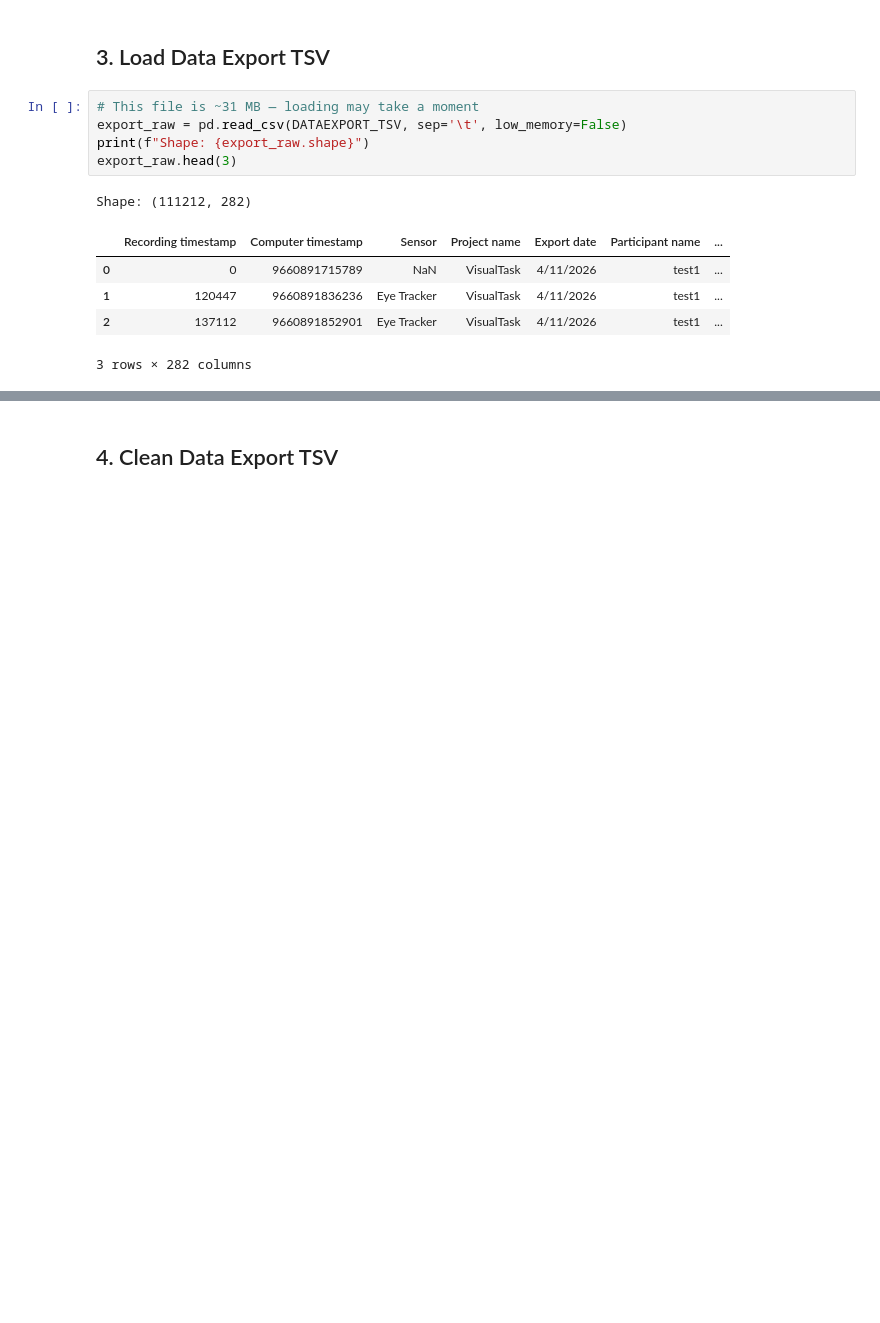
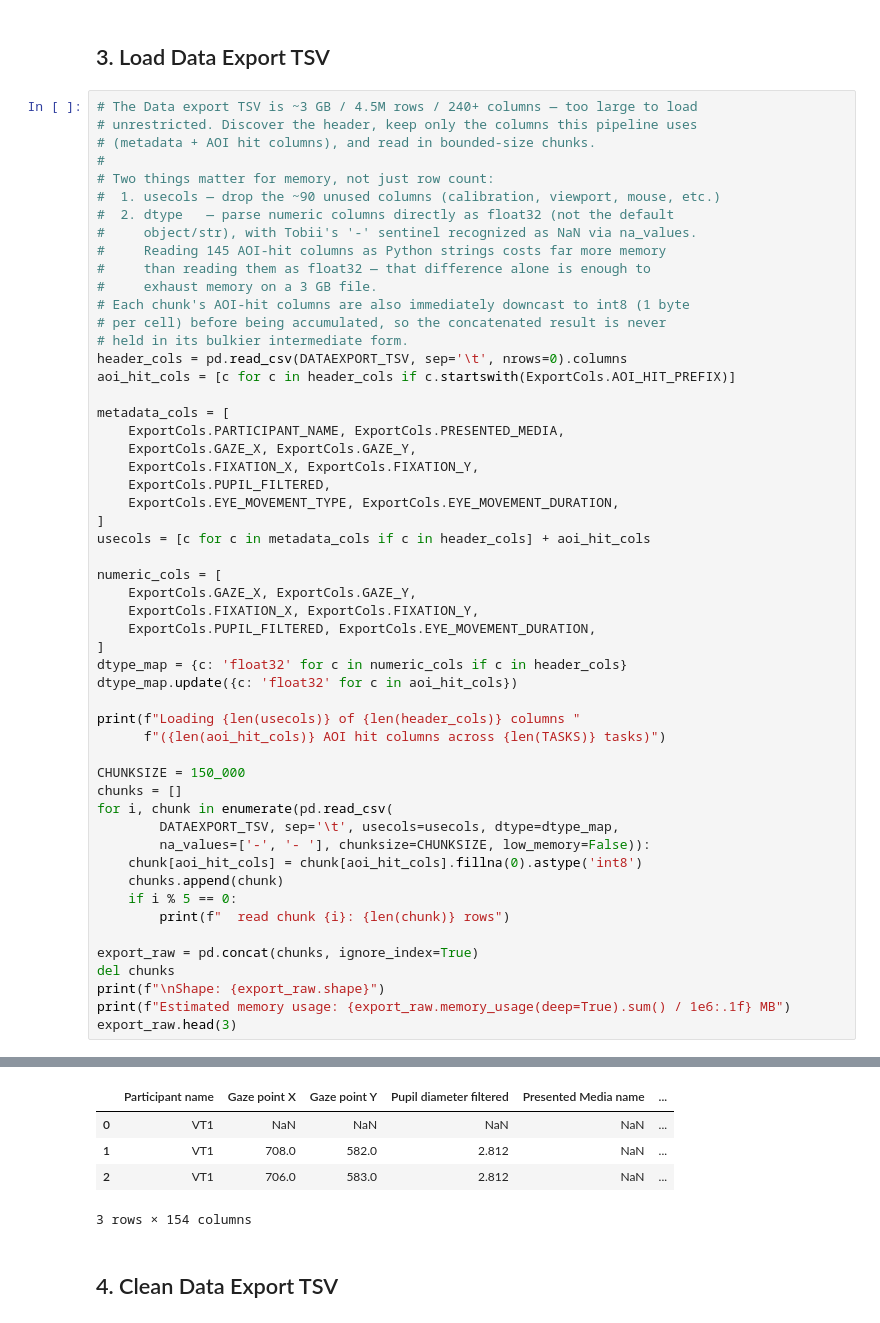
Before and after one commit to wlsoo1234/WID2003-Coursework, a Jupyter notebook: notebooks/01_data_preprocessing.ipynb, the cells around one changed output, grey strips where cells are left out. Saved outputs shown, nothing was run; the diff lists cells and outputs as text; blank space fills up the shorter version.

```diff
--- a/notebooks/01_data_preprocessing.ipynb
+++ b/notebooks/01_data_preprocessing.ipynb
@@ -212,14 +216,56 @@ Name: count, dtype: int64
 # %% [markdown]
 ## 3. Load Data Export TSV
-# %%
-# This file is ~31 MB — loading may take a moment
-export_raw = pd.read_csv(DATAEXPORT_TSV, sep='\t', low_memory=False)
-print(f"Shape: {export_raw.shape}")
-export_raw.head(3)
-# %% [output]
-Shape: (111212, 282)
-|  | Recording timestamp | Computer timestamp | Sensor | Project name | Export date | Participant name | ... |
-| 0 | 0 | 9660891715789 | NaN | VisualTask | 4/11/2026 | test1 | ... |
-| 1 | 120447 | 9660891836236 | Eye Tracker | VisualTask | 4/11/2026 | test1 | ... |
-| 2 | 137112 | 9660891852901 | Eye Tracker | VisualTask | 4/11/2026 | test1 | ... |
-3 rows × 282 columns
+# %%
+# The Data export TSV is ~3 GB / 4.5M rows / 240+ columns — too large to load
+# unrestricted. Discover the header, keep only the columns this pipeline uses
+# (metadata + AOI hit columns), and read in bounded-size chunks.
+#
+# Two things matter for memory, not just row count:
+#  1. usecols — drop the ~90 unused columns (calibration, viewport, mouse, etc.)
+#  2. dtype   — parse numeric columns directly as float32 (not the default
+#     object/str), with Tobii's '-' sentinel recognized as NaN via na_values.
+#     Reading 145 AOI-hit columns as Python strings costs far more memory
+#     than reading them as float32 — that difference alone is enough to
+#     exhaust memory on a 3 GB file.
+# Each chunk's AOI-hit columns are also immediately downcast to int8 (1 byte
+# per cell) before being accumulated, so the concatenated result is never
+# held in its bulkier intermediate form.
+header_cols = pd.read_csv(DATAEXPORT_TSV, sep='\t', nrows=0).columns
+aoi_hit_cols = [c for c in header_cols if c.startswith(ExportCols.AOI_HIT_PREFIX)]
+
+metadata_cols = [
+    ExportCols.PARTICIPANT_NAME, ExportCols.PRESENTED_MEDIA,
+    ExportCols.GAZE_X, ExportCols.GAZE_Y,
+    ExportCols.FIXATION_X, ExportCols.FIXATION_Y,
+    ExportCols.PUPIL_FILTERED,
+    ExportCols.EYE_MOVEMENT_TYPE, ExportCols.EYE_MOVEMENT_DURATION,
+]
+usecols = [c for c in metadata_cols if c in header_cols] + aoi_hit_cols
+
+numeric_cols = [
+    ExportCols.GAZE_X, ExportCols.GAZE_Y,
+    ExportCols.FIXATION_X, ExportCols.FIXATION_Y,
+    ExportCols.PUPIL_FILTERED, ExportCols.EYE_MOVEMENT_DURATION,
+]
+dtype_map = {c: 'float32' for c in numeric_cols if c in header_cols}
+dtype_map.update({c: 'float32' for c in aoi_hit_cols})
+
+print(f"Loading {len(usecols)} of {len(header_cols)} columns "
+      f"({len(aoi_hit_cols)} AOI hit columns across {len(TASKS)} tasks)")
+
+CHUNKSIZE = 150_000
+chunks = []
+for i, chunk in enumerate(pd.read_csv(
+        DATAEXPORT_TSV, sep='\t', usecols=usecols, dtype=dtype_map,
+        na_values=['-', '- '], chunksize=CHUNKSIZE, low_memory=False)):
+    chunk[aoi_hit_cols] = chunk[aoi_hit_cols].fillna(0).astype('int8')
+    chunks.append(chunk)
+    if i % 5 == 0:
+        print(f"  read chunk {i}: {len(chunk)} rows")
+
+export_raw = pd.concat(chunks, ignore_index=True)
+del chunks
+print(f"\nShape: {export_raw.shape}")
+print(f"Estimated memory usage: {export_raw.memory_usage(deep=True).sum() / 1e6:.1f} MB")
+export_raw.head(3)
+# %% [output]
@@ -226,3 +283,8 @@ Shape: (111212, 282)
+|  | Participant name | Gaze point X | Gaze point Y | Pupil diameter filtered | Presented Media name | ... |
+| 0 | VT1 | NaN | NaN | NaN | NaN | ... |
+| 1 | VT1 | 708.0 | 582.0 | 2.812 | NaN | ... |
+| 2 | VT1 | 706.0 | 583.0 | 2.812 | NaN | ... |
+3 rows × 154 columns
 # %% [markdown]
 ## 4. Clean Data Export TSV
 # %%
```
Also changed, not shown: parts of 10 cells of this notebook, 51 other files.
